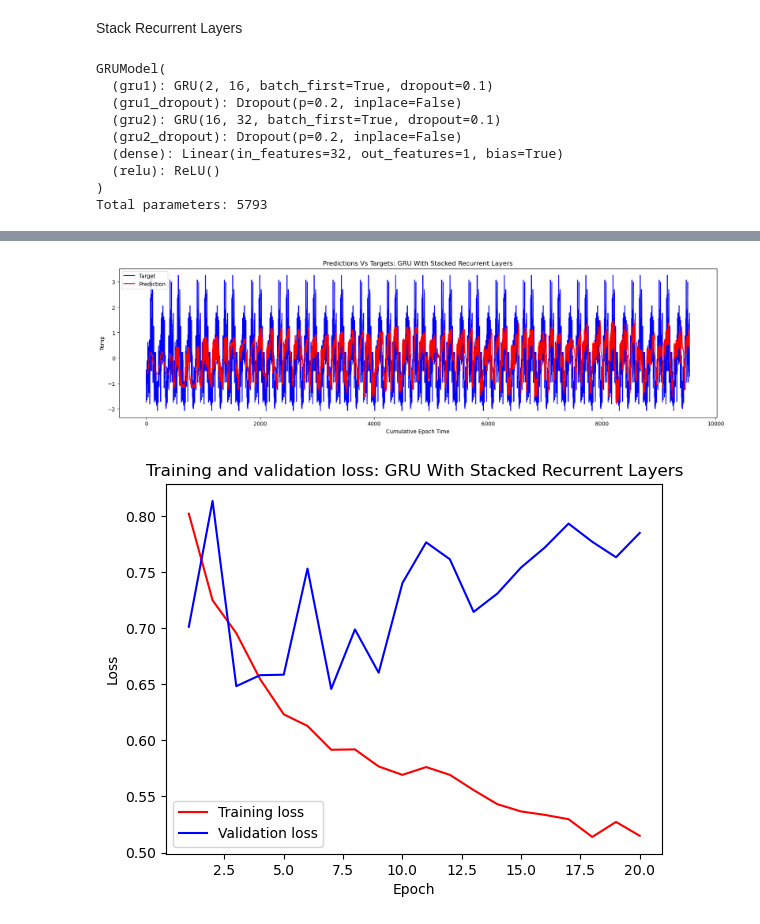
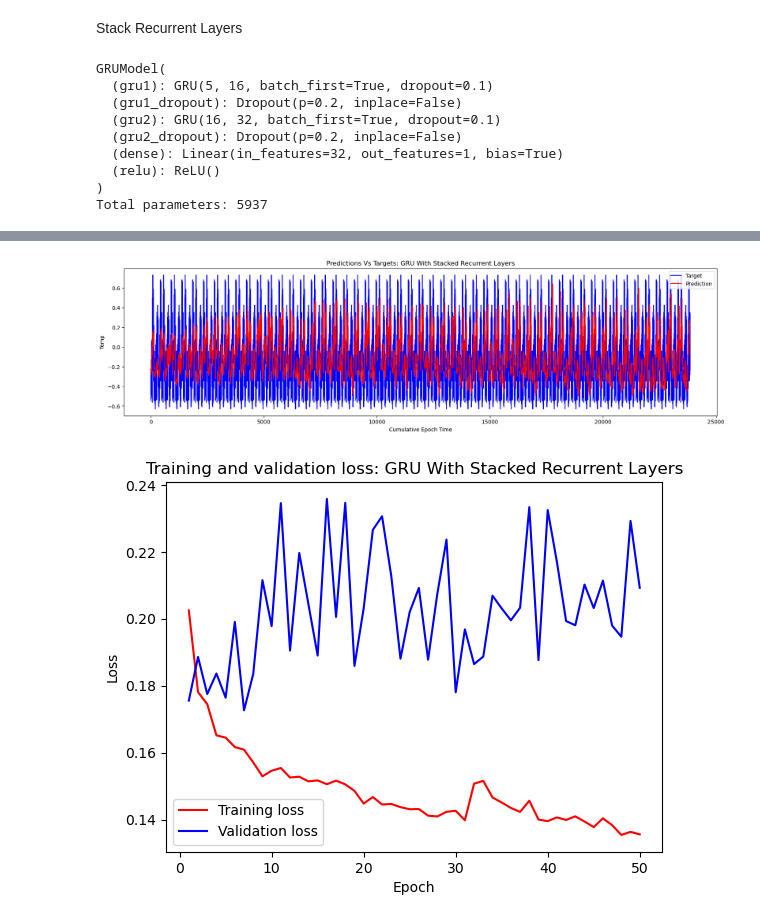
Before and after one commit to andygarcia830/lt5_ml3_hw3, a Jupyter notebook: ML3 - HW3 - LT5.ipynb, the cells around one changed output, grey strips where cells are left out. Cells and saved outputs as stored; diff of their text form; code cells hidden in the pictures.

```diff
--- a/ML3 - HW3 - LT5.ipynb
+++ b/ML3 - HW3 - LT5.ipynb
@@ -587,4 +635,4 @@ Total parameters: 4641
 # %%
-run_model(lstm,'LSTM')
+run_model(lstm,'LSTM', num_epochs)
 # %% [output]
 cuda
@@ -630,7 +678,7 @@ class GRUModel(nn.Module):
         return output
 
 # Define the model with the right input size
-input_size = 2
+input_size = normalized_data.shape[1]
 gru = GRUModel(input_size)
 
 # Print model summary
@@ -647,4 +695,4 @@ Total parameters: 3489
 # %%
-run_model(gru, 'GRU')
+run_model(gru, 'GRU', num_epochs)
 # %% [output]
 cuda
@@ -708,7 +756,7 @@ class GRUModel(nn.Module):
         return output
 
 # Define the model with the right input size
-input_size = 2  # Number of features in your data
+input_size = normalized_data.shape[1]  # Number of features in your data
 gru_rl = GRUModel(input_size)
 
 # Print model summary
@@ -719,15 +767,15 @@ total_params = sum(p.numel() for p in gru_rl.parameters())
 print(f"Total parameters: {total_params}")
 # %% [output]
 GRUModel(
-  (gru1): GRU(2, 16, batch_first=True, dropout=0.1)
+  (gru1): GRU(5, 16, batch_first=True, dropout=0.1)
   (gru1_dropout): Dropout(p=0.2, inplace=False)
   (gru2): GRU(16, 32, batch_first=True, dropout=0.1)
   (gru2_dropout): Dropout(p=0.2, inplace=False)
   (dense): Linear(in_features=32, out_features=1, bias=True)
   (relu): ReLU()
 )
-Total parameters: 5793
+Total parameters: 5937
 # %%
-run_model(gru_rl, 'GRU With Stacked Recurrent Layers')
+run_model(gru_rl, 'GRU With Stacked Recurrent Layers', num_epochs)
 # %% [output]
 cuda
@@ -750,2 +798,2 @@ Lowest Validation Error: 0.6458085626363754 at 7 epochs
-[figure, old version]
+[figure, new version]
-[figure, old version]
+[figure, new version]
```
Also changed, not shown: parts of 26 cells of this notebook.
